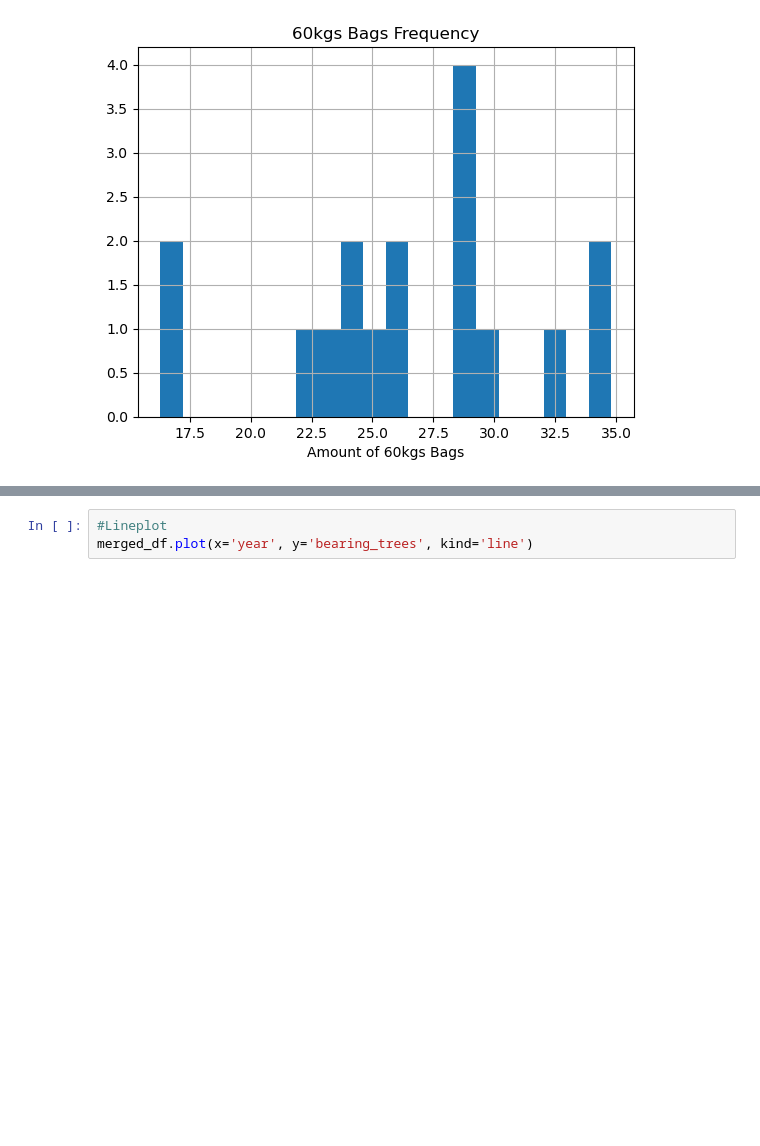
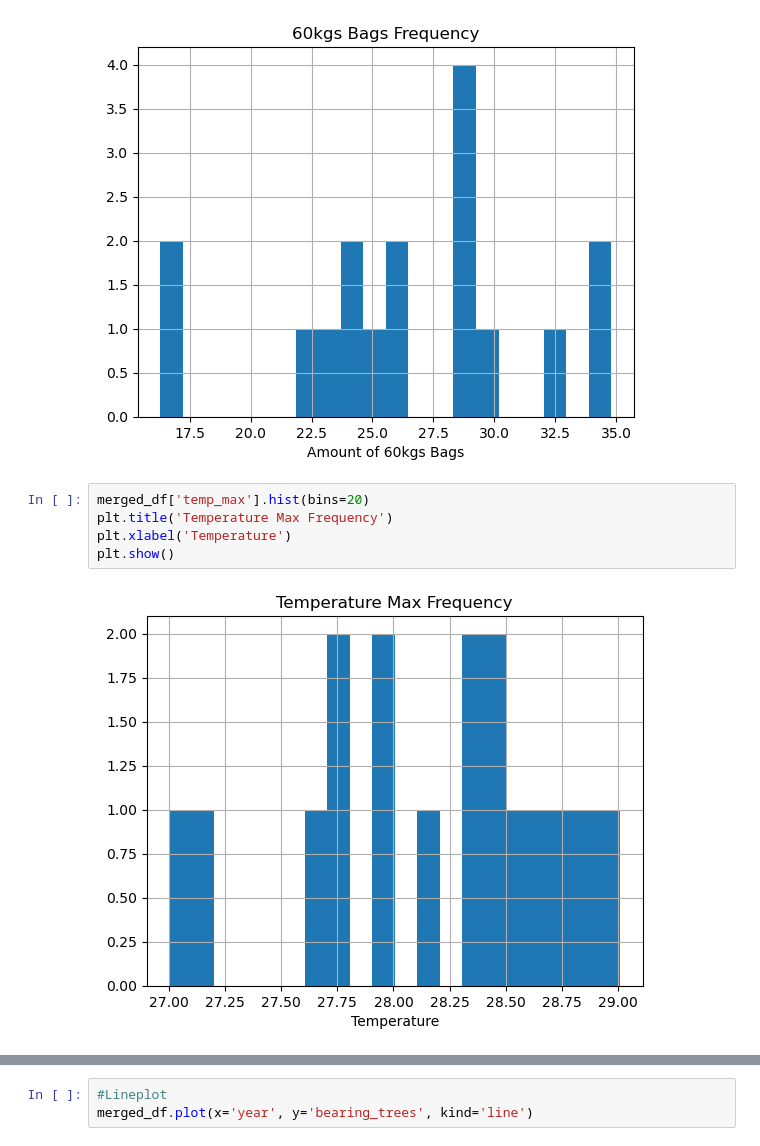
Before and after one commit to RosaniaPinto/Rosania_TLAB3, a Jupyter notebook: notebooks/analysis.ipynb, the cells around one changed output, grey strips where cells are left out. Saved outputs shown, nothing was run; the diff lists cells and outputs as text; blank space fills up the shorter version.

```diff
--- a/notebooks/analysis.ipynb
+++ b/notebooks/analysis.ipynb
@@ -166,3 +138,10 @@ plt.xlabel('Amount of 60kgs Bags')
 plt.show()
 # %% [output]
 [figure]
+# %%
+merged_df['temp_max'].hist(bins=20)
+plt.title('Temperature Max Frequency')
+plt.xlabel('Temperature')
+plt.show()
+# %% [output]
+[figure, added]
```
Also changed, not shown: parts of 17 cells of this notebook, 2 other files.
